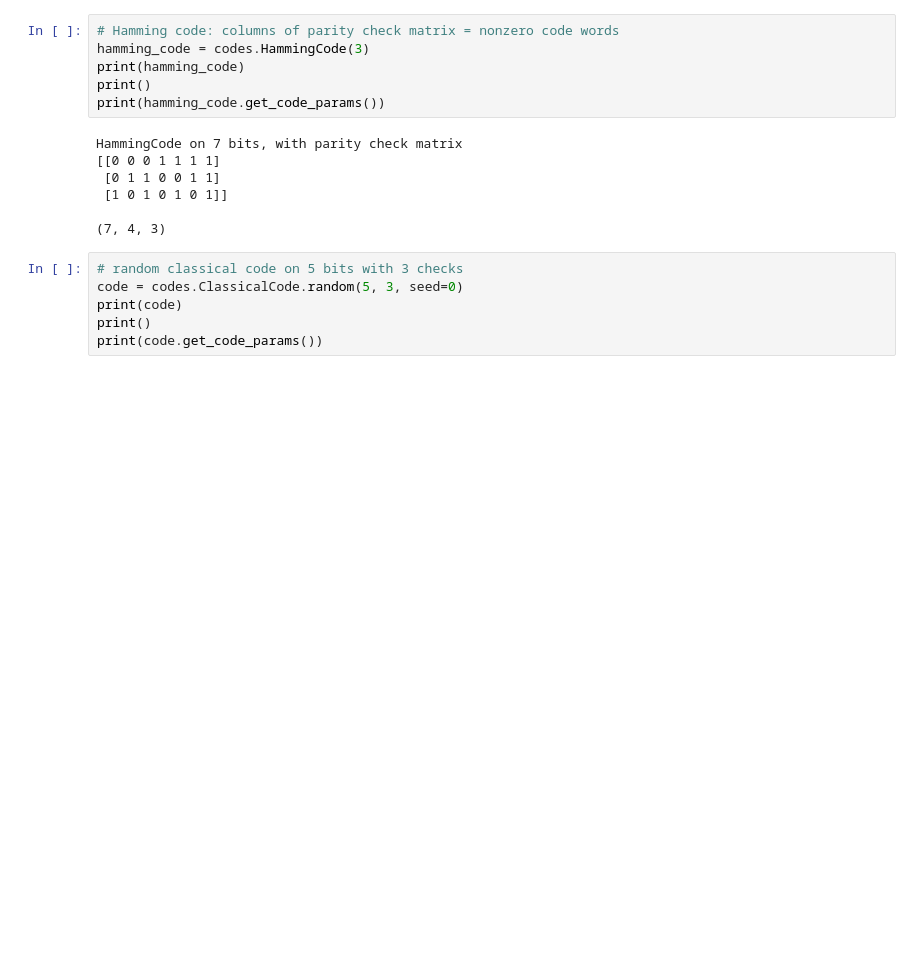
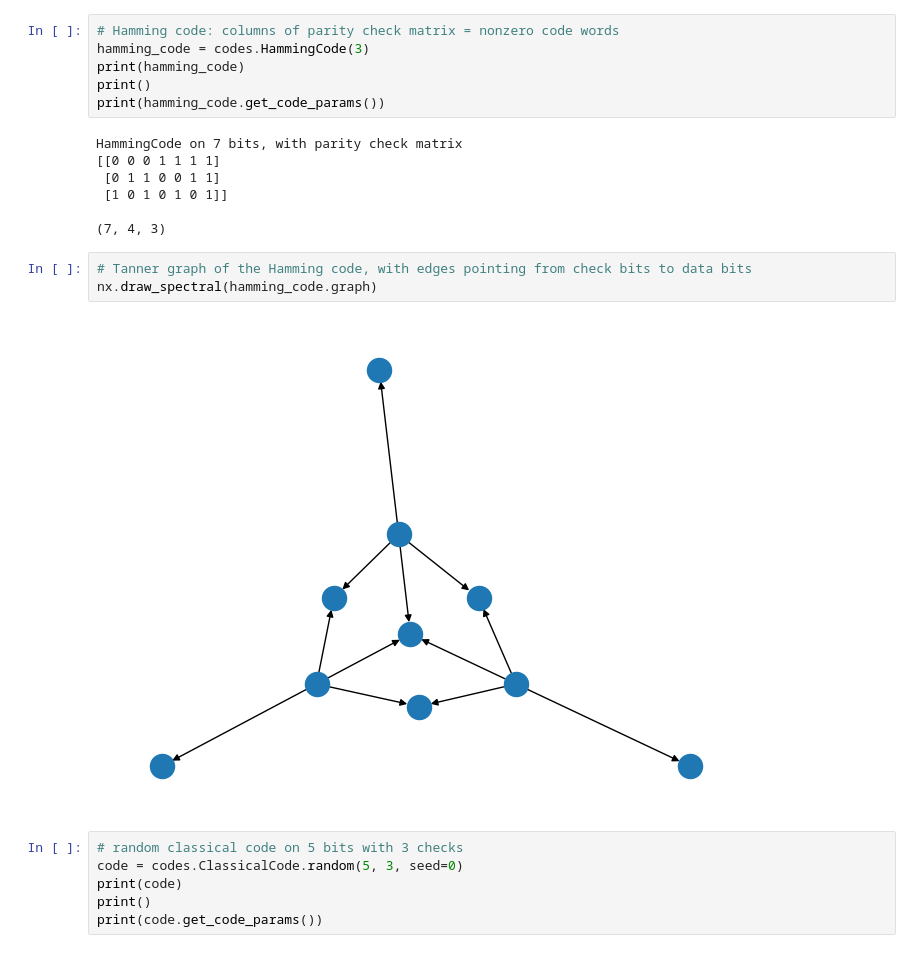
Before and after one commit to Infleqtion/qLDPC, a Jupyter notebook: examples/basics.ipynb, the cells around one changed output. Drawn from its saved outputs; the diff is of its cells as text; blank space fills up the shorter version.

```diff
--- a/examples/basics.ipynb
+++ b/examples/basics.ipynb
@@ -38,6 +62,11 @@ HammingCode on 7 bits, with parity check matrix
  [1 0 1 0 1 0 1]]
 
 (7, 4, 3)
+# %%
+# Tanner graph of the Hamming code, with edges pointing from check bits to data bits
+nx.draw_spectral(hamming_code.graph)
+# %% [output]
+[figure, added]
 # %%
 # random classical code on 5 bits with 3 checks
 code = codes.ClassicalCode.random(5, 3, seed=0)
```
Also changed, not shown: parts of 17 cells of this notebook, 1 other file.
